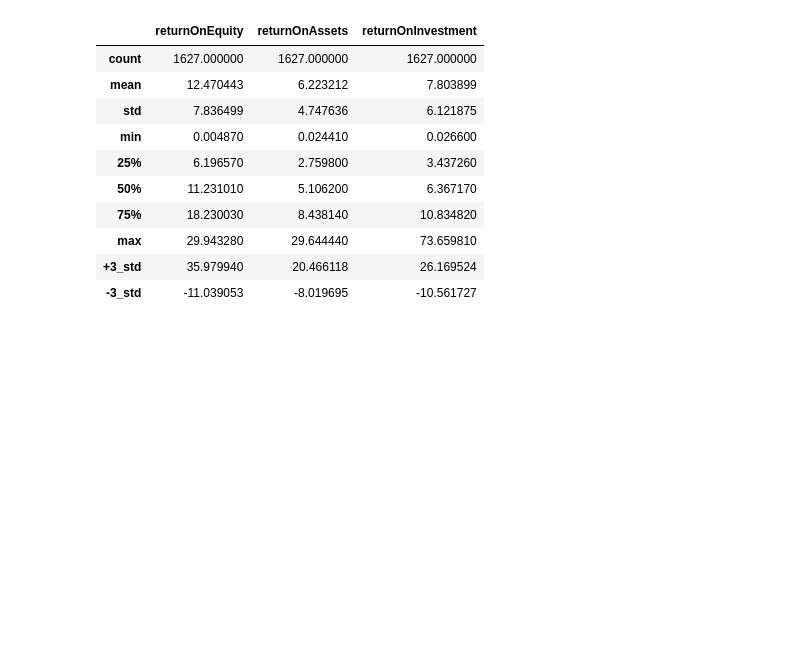
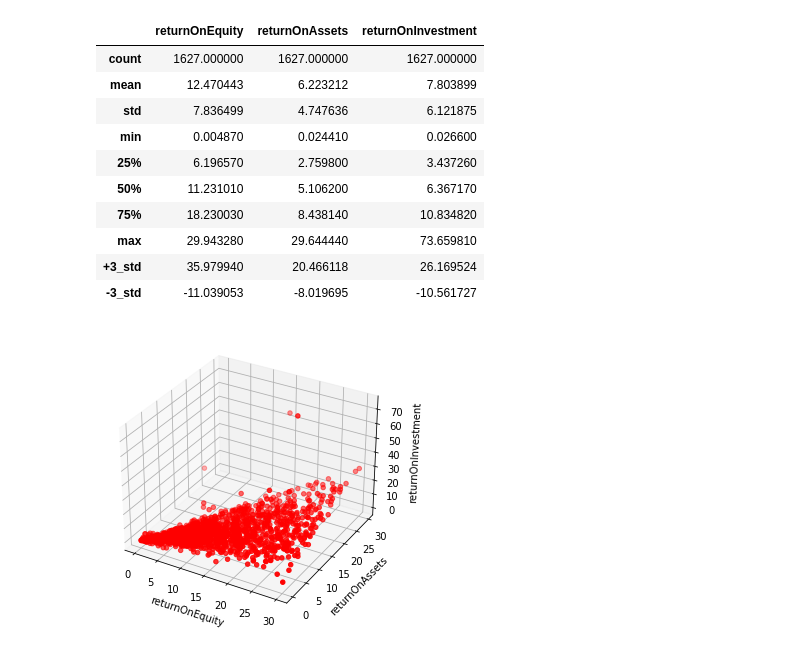
Before and after one commit to Adam-Mahdi/ML-Finance, a Jupyter notebook: Clustering Stocks.ipynb, the cells around one changed output. Cells and saved outputs as stored; diff of their text form; code cells hidden in the pictures; blank space fills up the shorter version.

```diff
--- a/Clustering Stocks.ipynb
+++ b/Clustering Stocks.ipynb
@@ -175,3 +175,29 @@ df_desc
 | max | 29.943280 | 29.644440 | 73.659810 |
 | +3_std | 35.979940 | 20.466118 | 26.169524 |
 | -3_std | -11.039053 | -8.019695 | -10.561727 |
+# %%
+%matplotlib inline
+import matplotlib.pyplot as plt
+from mpl_toolkits.mplot3d import Axes3D
+
+#defining the figure
+fig = plt.figure()
+ax = Axes3D(fig)
+
+#defining the axis
+x = list(df_indicators.iloc[:,0])
+y = list(df_indicators.iloc[:,1])
+z = list(df_indicators.iloc[:,2])
+
+#defining the axis labels
+names_column = df_indicators.columns
+ax.set_xlabel(names_column[0])
+ax.set_ylabel(names_column[1])
+ax.set_zlabel(names_column[2])
+
+# defining scatter plot
+ax.scatter(x, y, z, c='red', marker = 'o')
+
+plt.show()
+# %% [output]
+[figure, added]
```
Also changed, not shown: parts of 1 cell of this notebook.
